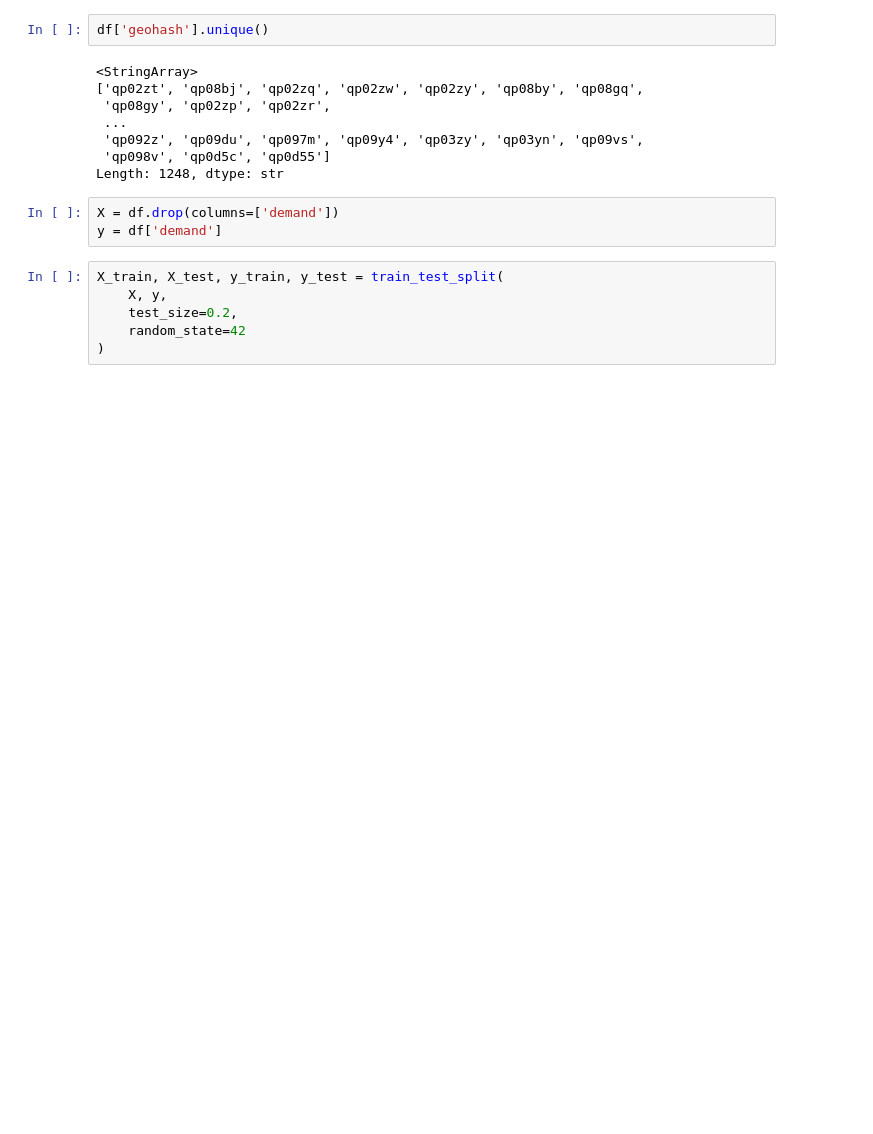
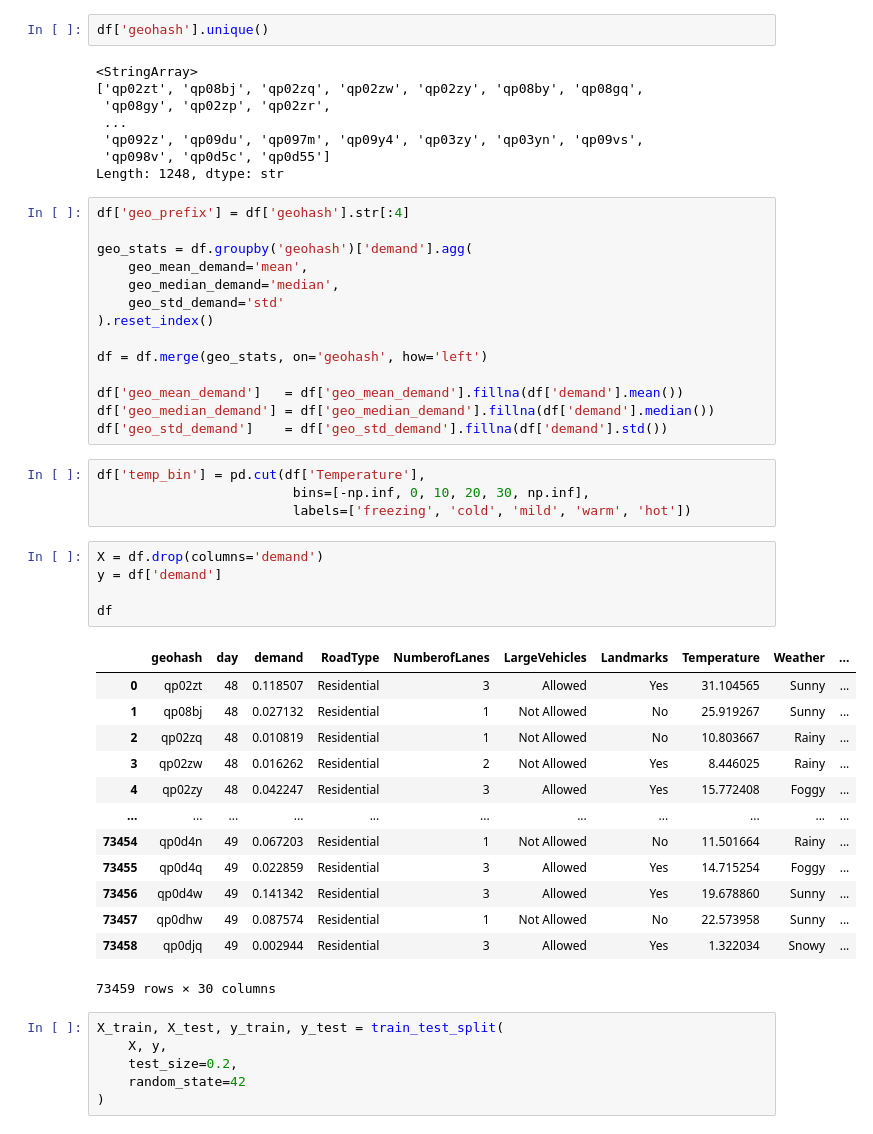
Before and after one commit to B4K2/Girdlock, a Jupyter notebook: main.ipynb, the cells around one changed output. Cells and saved outputs as stored; diff of their text form; blank space fills up the shorter version.

```diff
--- a/main.ipynb
+++ b/main.ipynb
@@ -97,9 +133,43 @@ df['geohash'].unique()
  'qp092z', 'qp09du', 'qp097m', 'qp09y4', 'qp03zy', 'qp03yn', 'qp09vs',
  'qp098v', 'qp0d5c', 'qp0d55']
 Length: 1248, dtype: str
-# %%
-X = df.drop(columns=['demand'])
-y = df['demand']
+# %%
+df['geo_prefix'] = df['geohash'].str[:4]
+
+geo_stats = df.groupby('geohash')['demand'].agg(
+    geo_mean_demand='mean',
+    geo_median_demand='median',
+    geo_std_demand='std'
+).reset_index()
+
+df = df.merge(geo_stats, on='geohash', how='left')
+
+df['geo_mean_demand']   = df['geo_mean_demand'].fillna(df['demand'].mean())
+df['geo_median_demand'] = df['geo_median_demand'].fillna(df['demand'].median())
+df['geo_std_demand']    = df['geo_std_demand'].fillna(df['demand'].std())
+# %%
+df['temp_bin'] = pd.cut(df['Temperature'],
+                         bins=[-np.inf, 0, 10, 20, 30, np.inf],
+                         labels=['freezing', 'cold', 'mild', 'warm', 'hot'])
+# %%
+X = df.drop(columns='demand')
+y = df['demand']
+
+df
+# %% [output]
+|  | geohash | day | demand | RoadType | NumberofLanes | LargeVehicles | Landmarks | Temperature | Weather | ... |
+| 0 | qp02zt | 48 | 0.118507 | Residential | 3 | Allowed | Yes | 31.104565 | Sunny | ... |
+| 1 | qp08bj | 48 | 0.027132 | Residential | 1 | Not Allowed | No | 25.919267 | Sunny | ... |
+| 2 | qp02zq | 48 | 0.010819 | Residential | 1 | Not Allowed | No | 10.803667 | Rainy | ... |
+| 3 | qp02zw | 48 | 0.016262 | Residential | 2 | Not Allowed | Yes | 8.446025 | Rainy | ... |
+| 4 | qp02zy | 48 | 0.042247 | Residential | 3 | Allowed | Yes | 15.772408 | Foggy | ... |
+| ... | ... | ... | ... | ... | ... | ... | ... | ... | ... | ... |
+| 73454 | qp0d4n | 49 | 0.067203 | Residential | 1 | Not Allowed | No | 11.501664 | Rainy | ... |
+| 73455 | qp0d4q | 49 | 0.022859 | Residential | 3 | Allowed | Yes | 14.715254 | Foggy | ... |
+| 73456 | qp0d4w | 49 | 0.141342 | Residential | 3 | Allowed | Yes | 19.678860 | Sunny | ... |
+| 73457 | qp0dhw | 49 | 0.087574 | Residential | 1 | Not Allowed | No | 22.573958 | Sunny | ... |
+| 73458 | qp0djq | 49 | 0.002944 | Residential | 3 | Allowed | Yes | 1.322034 | Snowy | ... |
+73459 rows × 30 columns
 # %%
 X_train, X_test, y_train, y_test = train_test_split(
     X, y,
```
Also changed, not shown: parts of 14 cells of this notebook, 1 other file.
